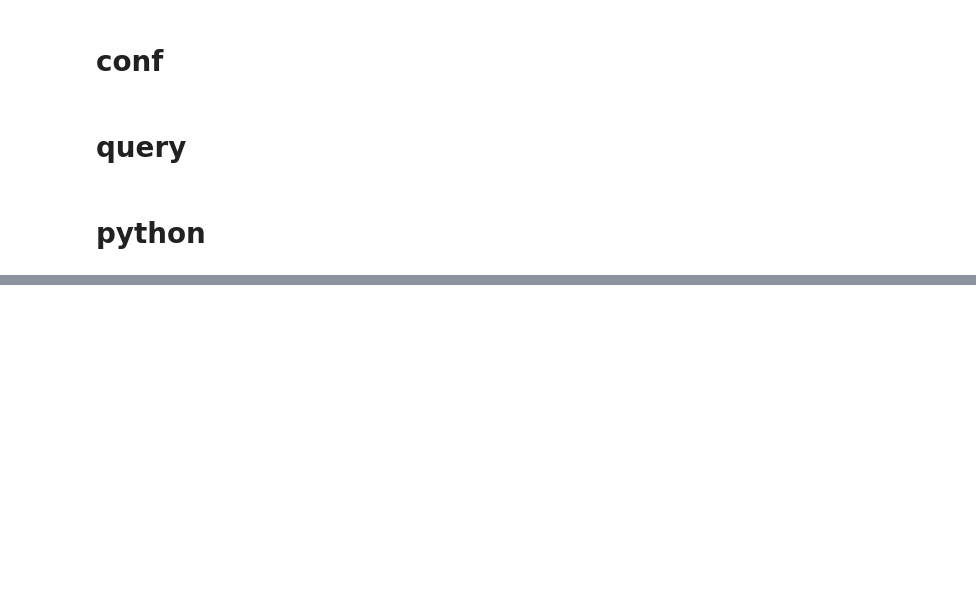
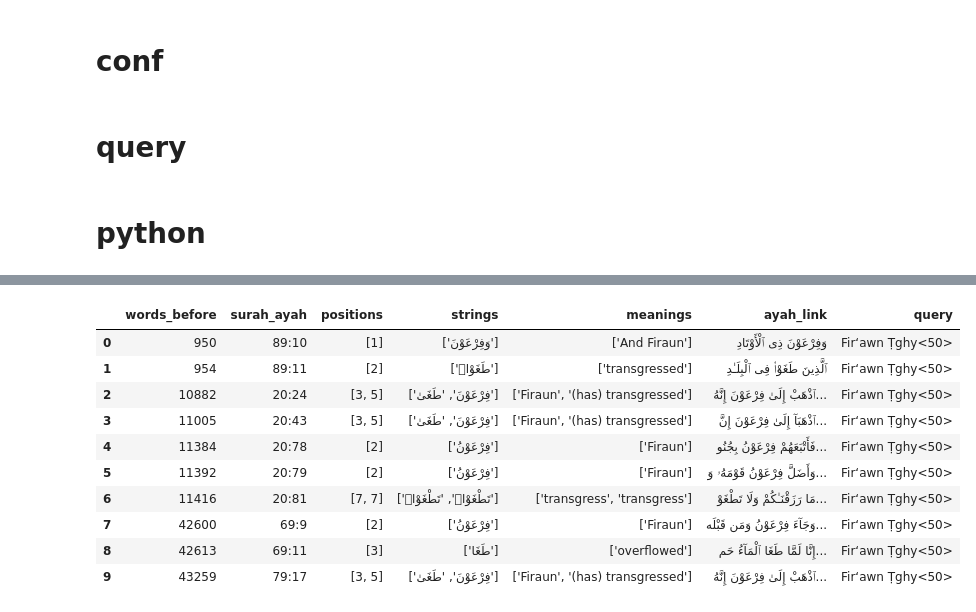
Before and after one commit to musafireen/qChronolize, a Jupyter notebook: dev_1.ipynb, the cells around one changed output, grey strips where cells are left out. Saved outputs shown, nothing was run; the diff lists cells and outputs as text; code cells hidden in the pictures; blank space fills up the shorter version.

```diff
--- a/dev_1.ipynb
+++ b/dev_1.ipynb
@@ -1482,7 +1482,7 @@ from qChronolyze import querize
 
 querize(
     qL,
-    pres = 'plot',
+    pres = 'table',
     refLng = 'arabic',
 )
 # qL = []
@@ -1490,0 +1490,11 @@ querize(
+|  | words_before | surah_ayah | positions | strings | meanings | ayah_link | query |
+| 0 | 950 | 89:10 | [1] | ['وَفِرْعَوْنَ'] | ['And Firaun'] | وَفِرْعَوْنَ ذِى ٱلْأَوْتَادِ | Fir‘awn Ṭghy<50> |
+| 1 | 954 | 89:11 | [2] | ['طَغَوْا۟'] | ['transgressed'] | ٱلَّذِينَ طَغَوْا۟ فِى ٱلْبِلَـٰدِ | Fir‘awn Ṭghy<50> |
+| 2 | 10882 | 20:24 | [3, 5] | ['فِرْعَوْنَ', 'طَغَىٰ'] | ['Firaun', '(has) transgressed'] | ٱذْهَبْ إِلَىٰ فِرْعَوْنَ إِنَّهُ... | Fir‘awn Ṭghy<50> |
+| 3 | 11005 | 20:43 | [3, 5] | ['فِرْعَوْنَ', 'طَغَىٰ'] | ['Firaun', '(has) transgressed'] | ٱذْهَبَآ إِلَىٰ فِرْعَوْنَ إِنَّ... | Fir‘awn Ṭghy<50> |
+| 4 | 11384 | 20:78 | [2] | ['فِرْعَوْنُ'] | ['Firaun'] | فَأَتْبَعَهُمْ فِرْعَوْنُ بِجُنُو... | Fir‘awn Ṭghy<50> |
+| 5 | 11392 | 20:79 | [2] | ['فِرْعَوْنُ'] | ['Firaun'] | وَأَضَلَّ فِرْعَوْنُ قَوْمَهُۥ وَ... | Fir‘awn Ṭghy<50> |
+| 6 | 11416 | 20:81 | [7, 7] | ['تَطْغَوْا۟', 'تَطْغَوْا۟'] | ['transgress', 'transgress'] | مَا رَزَقْنَـٰكُمْ وَلَا تَطْغَوْ... | Fir‘awn Ṭghy<50> |
+| 7 | 42600 | 69:9 | [2] | ['فِرْعَوْنُ'] | ['Firaun'] | وَجَآءَ فِرْعَوْنُ وَمَن قَبْلَه... | Fir‘awn Ṭghy<50> |
+| 8 | 42613 | 69:11 | [3] | ['طَغَا'] | ['overflowed'] | إِنَّا لَمَّا طَغَا ٱلْمَآءُ حَم... | Fir‘awn Ṭghy<50> |
+| 9 | 43259 | 79:17 | [3, 5] | ['فِرْعَوْنَ', 'طَغَىٰ'] | ['Firaun', '(has) transgressed'] | ٱذْهَبْ إِلَىٰ فِرْعَوْنَ إِنَّهُ... | Fir‘awn Ṭghy<50> |
```
Also changed, not shown: parts of 1 cell of this notebook, 2 other files.
